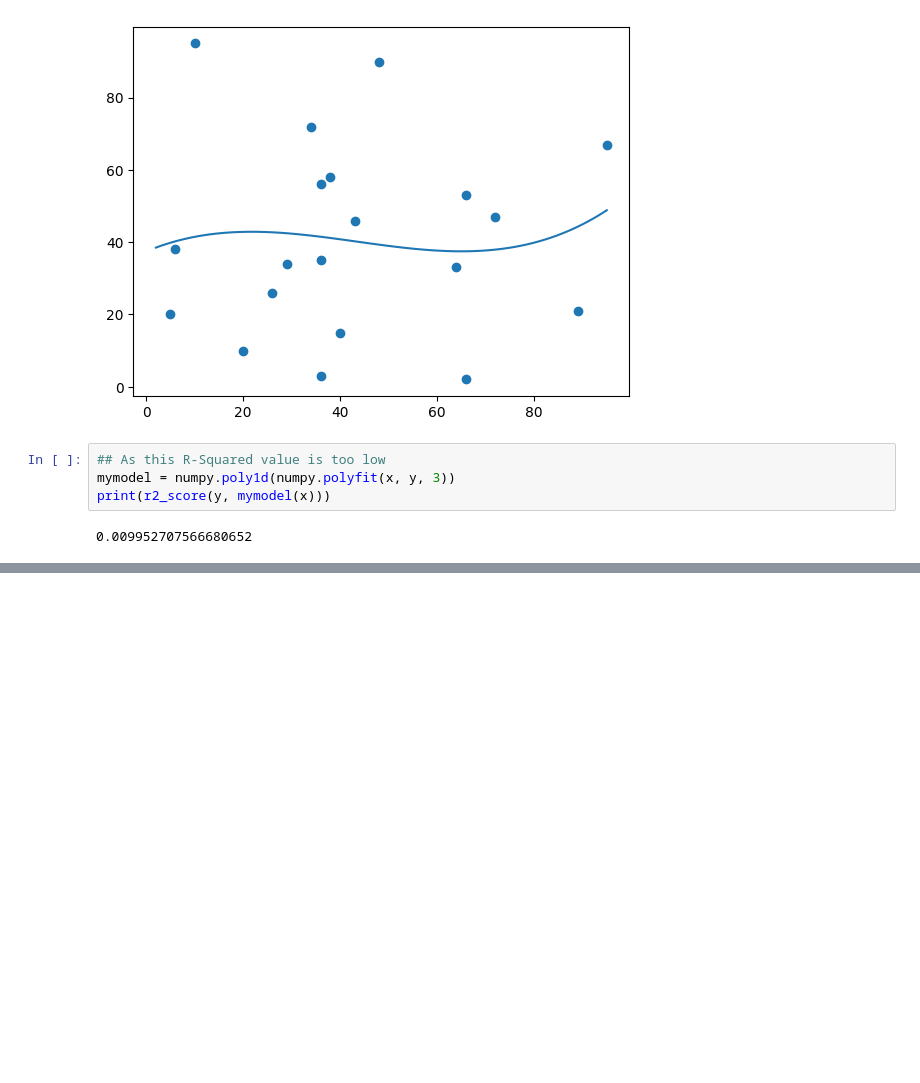
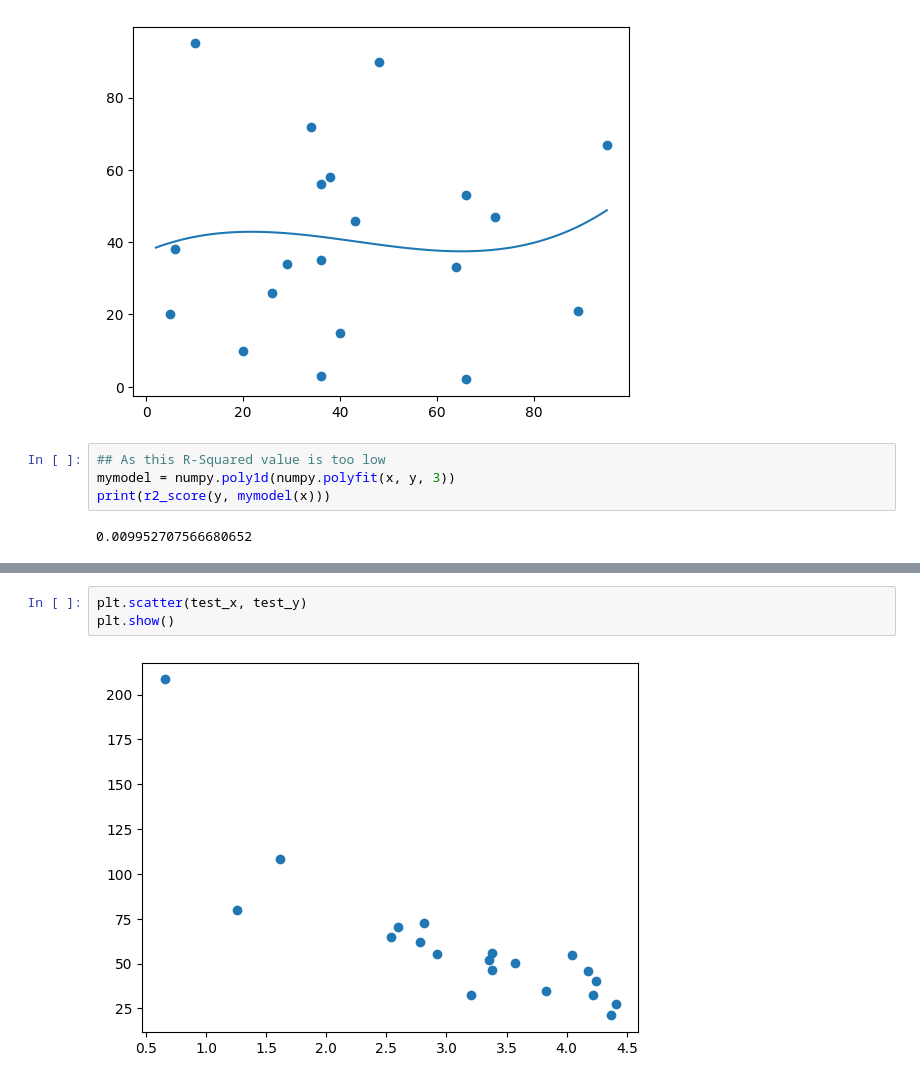
Before and after one commit to wilsonchow-ws/jupyterlab-study, a Jupyter notebook: ML_Study.ipynb, the cells around one changed output, grey strips where cells are left out. Saved outputs shown, nothing was run; the diff lists cells and outputs as text; blank space fills up the shorter version.

```diff
--- a/ML_Study.ipynb
+++ b/ML_Study.ipynb
@@ -447,0 +643,5 @@ print(r2_score(y, mymodel(x)))
+# %%
+plt.scatter(test_x, test_y)
+plt.show()
+# %% [output]
+[figure, added]
```
Also changed, not shown: parts of 54 cells of this notebook, 2 other files.
